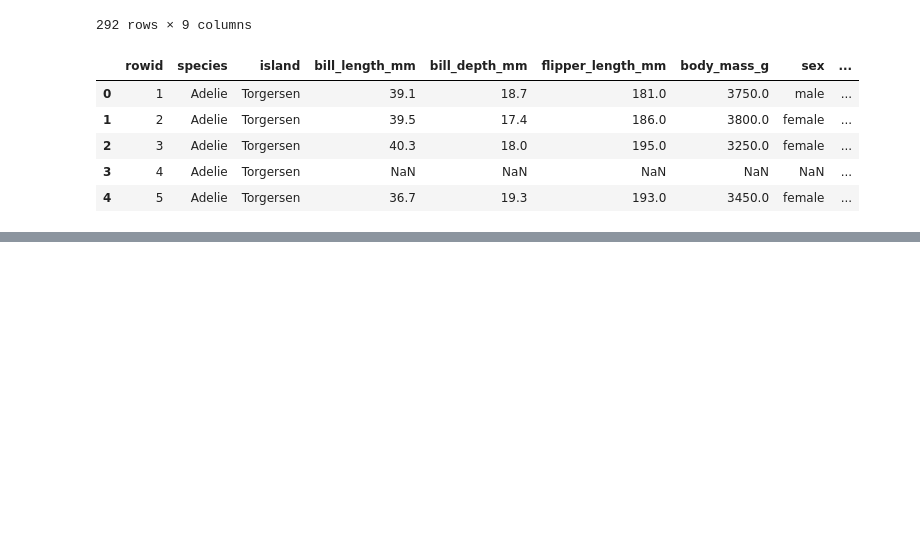
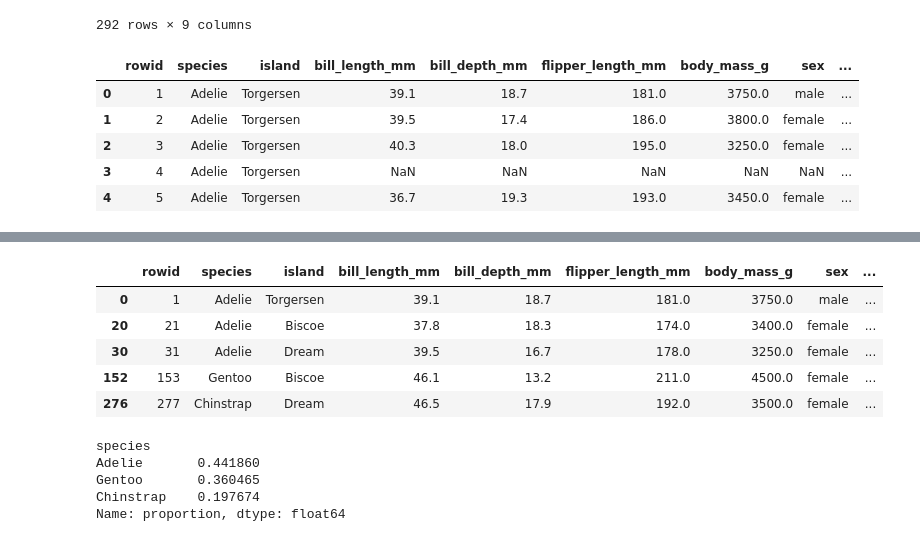
Before and after one commit to Praruj/Pandas_Practise_Portfolio, a Jupyter notebook: Notebooks/Penguins_exploration.ipynb, the cells around one changed output, grey strips where cells are left out. Cells and saved outputs as stored; diff of their text form; code cells hidden in the pictures; blank space fills up the shorter version.

```diff
--- a/Notebooks/Penguins_exploration.ipynb
+++ b/Notebooks/Penguins_exploration.ipynb
@@ -211,0 +257,24 @@ penguins.head()
+# %%
+# remove duplicate observation with .drop_duplicates() : takes subset argument which tells pandas to which colummn to check for duplicates.
+penguins.drop_duplicates(subset="species") # we have datavframe where each penguin species appears only one.
+
+#subsets with two or more columns
+penguins.drop_duplicates(subset=["species","island"])
+# %% [output]
+|  | rowid | species | island | bill_length_mm | bill_depth_mm | flipper_length_mm | body_mass_g | sex | ... |
+| 0 | 1 | Adelie | Torgersen | 39.1 | 18.7 | 181.0 | 3750.0 | male | ... |
+| 20 | 21 | Adelie | Biscoe | 37.8 | 18.3 | 174.0 | 3400.0 | female | ... |
+| 30 | 31 | Adelie | Dream | 39.5 | 16.7 | 178.0 | 3250.0 | female | ... |
+| 152 | 153 | Gentoo | Biscoe | 46.1 | 13.2 | 211.0 | 4500.0 | female | ... |
+| 276 | 277 | Chinstrap | Dream | 46.5 | 17.9 | 192.0 | 3500.0 | female | ... |
+# %%
+# count the .value_counts method
+penguins["species"].value_counts(sort=True)  #sort gives data with highest species counts on the top.
+#normalize turns the counts into proportions of total.
+penguins["species"].value_counts(normalize=True)
+# %% [output]
+species
+Adelie       0.441860
+Gentoo       0.360465
+Chinstrap    0.197674
+Name: proportion, dtype: float64
```
Also changed, not shown: parts of 14 cells of this notebook.
